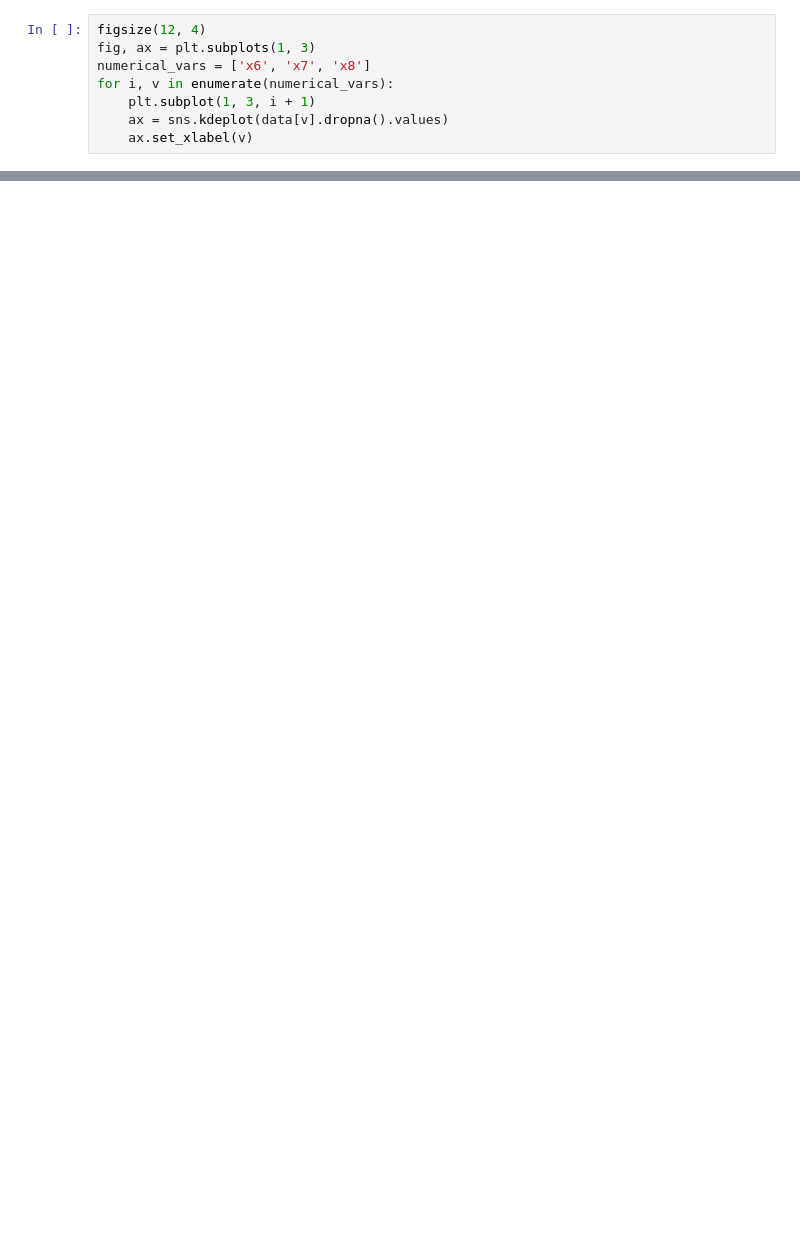
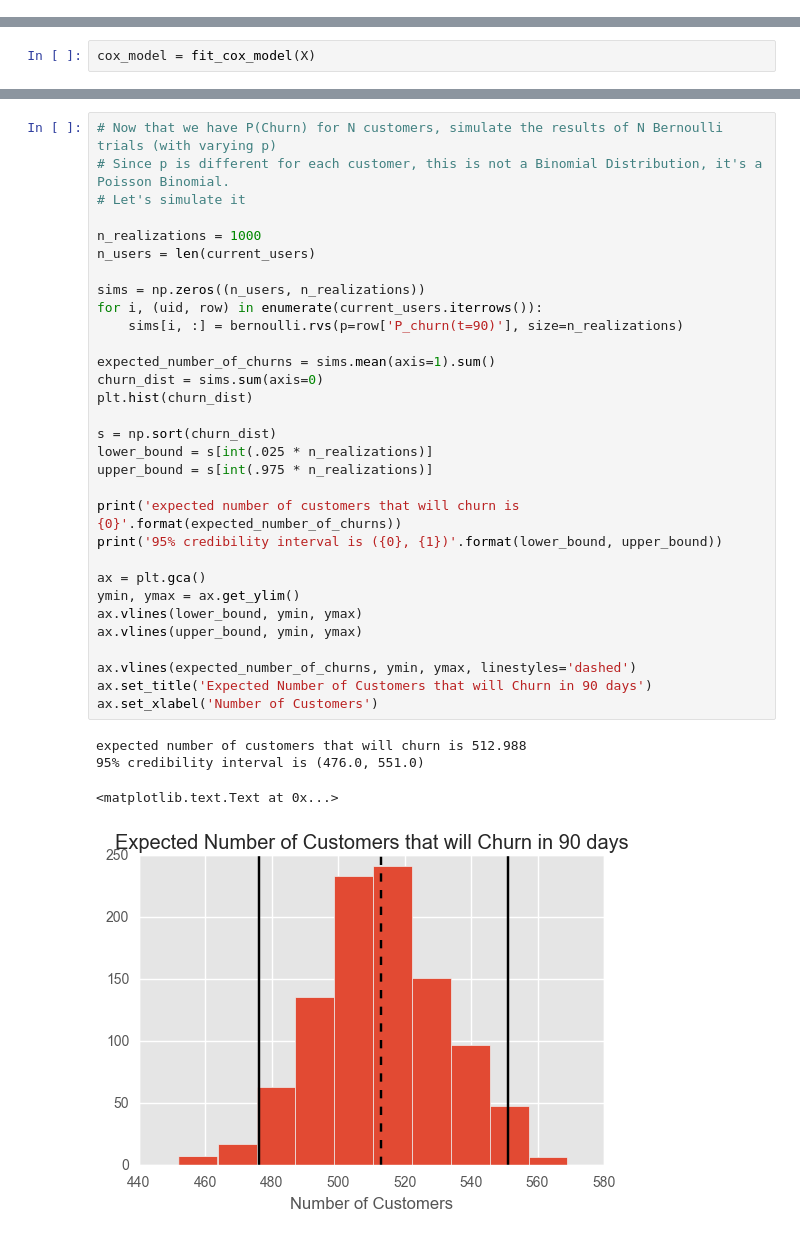
Before and after one commit to jjardel/blog-code, a Jupyter notebook: MSH/explore.ipynb, the cells around one changed output, grey strips where cells are left out. Drawn from its saved outputs; the diff is of its cells as text; blank space fills up the shorter version.

```diff
--- a/MSH/explore.ipynb
+++ b/MSH/explore.ipynb
@@ -24,8 +29,0 @@ array([  2.  ,   4.33,  14.75, ...,   0.58,   0.  ,   0.08])
-# %%
-figsize(12, 4)
-fig, ax = plt.subplots(1, 3)
-numerical_vars = ['x6', 'x7', 'x8']
-for i, v in enumerate(numerical_vars):
-    plt.subplot(1, 3, i + 1)
-    ax = sns.kdeplot(data[v].dropna().values)
-    ax.set_xlabel(v)
@@ -73,0 +138,2 @@ data
+# %%
+cox_model = fit_cox_model(X)
@@ -73,0 +193,36 @@ data
+# %%
+# Now that we have P(Churn) for N customers, simulate the results of N Bernoulli trials (with varying p)
+# Since p is different for each customer, this is not a Binomial Distribution, it's a Poisson Binomial.
+# Let's simulate it
+
+n_realizations = 1000
+n_users = len(current_users)
+
+sims = np.zeros((n_users, n_realizations))
+for i, (uid, row) in enumerate(current_users.iterrows()):
+    sims[i, :] = bernoulli.rvs(p=row['P_churn(t=90)'], size=n_realizations)
+
+expected_number_of_churns = sims.mean(axis=1).sum()
+churn_dist = sims.sum(axis=0)
+plt.hist(churn_dist)
+
+s = np.sort(churn_dist)
+lower_bound = s[int(.025 * n_realizations)]
+upper_bound = s[int(.975 * n_realizations)]
+
+print('expected number of customers that will churn is {0}'.format(expected_number_of_churns))
+print('95% credibility interval is ({0}, {1})'.format(lower_bound, upper_bound))
+
+ax = plt.gca()
+ymin, ymax = ax.get_ylim()
+ax.vlines(lower_bound, ymin, ymax)
+ax.vlines(upper_bound, ymin, ymax)
+
+ax.vlines(expected_number_of_churns, ymin, ymax, linestyles='dashed')
+ax.set_title('Expected Number of Customers that will Churn in 90 days')
+ax.set_xlabel('Number of Customers')
+# %% [output]
+expected number of customers that will churn is 512.988
+95% credibility interval is (476.0, 551.0)
+<matplotlib.text.Text at 0x...>
+[figure, added]
```
Also changed, not shown: parts of 18 cells of this notebook, 2 other files.
